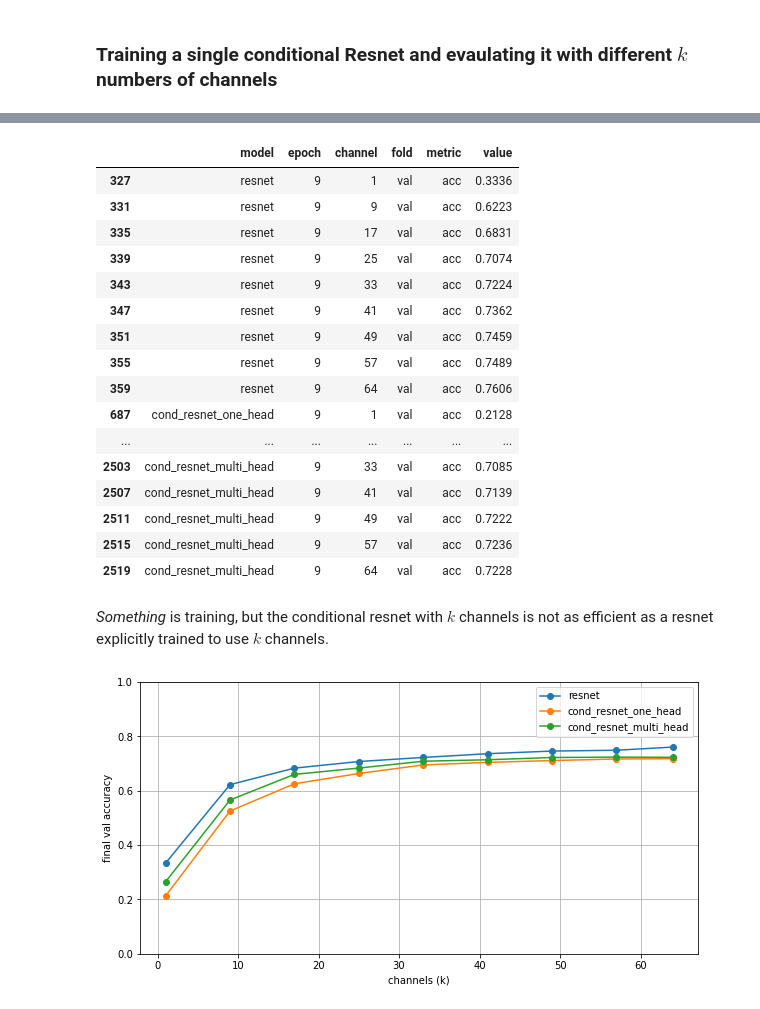
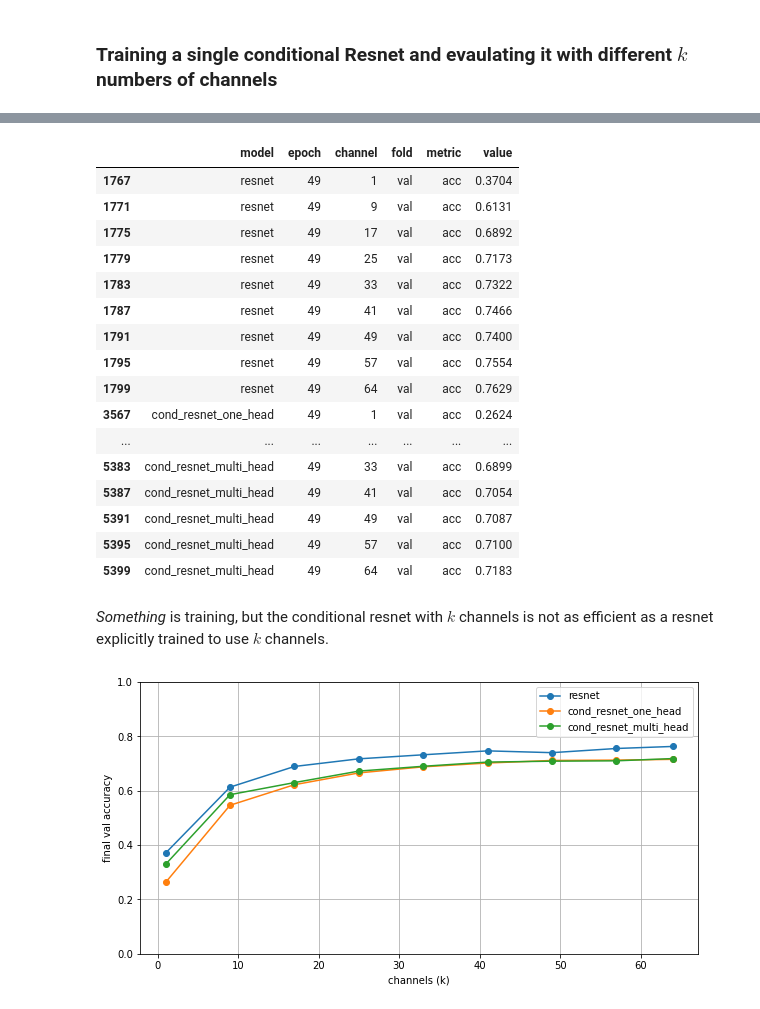
Before and after one commit to mprzewie/marcin-learning, a Jupyter notebook: condconv/condconv_poc.ipynb, the cells around one changed output, grey strips where cells are left out. Drawn from its saved outputs; the diff is of its cells as text; code cells hidden in the pictures.

Commit message:
run for 50 epochs

```diff
--- a/condconv/condconv_poc.ipynb
+++ b/condconv/condconv_poc.ipynb
@@ -191,7 +191,7 @@ EVAL_CHANNELS
 # %% [output]
 [1, 9, 17, 25, 33, 41, 49, 57, 64]
 # %%
-m_r18 = [dict() for _ in range(10)]
+m_r18 = [dict() for _ in range(NUM_EPOCHS)]
 
 for k in EVAL_CHANNELS:
     print("training classic for", k)
@@ -269,39 +269,39 @@ df = pd.DataFrame(rows)
 df.to_csv("metrics.csv")
 # df
 
-df[df.epoch==9][df.fold=="val"][df.metric=="acc"]
+df[df.epoch==(NUM_EPOCHS-1)][df.fold=="val"][df.metric=="acc"]
 # %% [output]
 |  | model | epoch | channel | fold | metric | value |
-| 327 | resnet | 9 | 1 | val | acc | 0.3336 |
-| 331 | resnet | 9 | 9 | val | acc | 0.6223 |
-| 335 | resnet | 9 | 17 | val | acc | 0.6831 |
-| 339 | resnet | 9 | 25 | val | acc | 0.7074 |
-| 343 | resnet | 9 | 33 | val | acc | 0.7224 |
-| 347 | resnet | 9 | 41 | val | acc | 0.7362 |
-| 351 | resnet | 9 | 49 | val | acc | 0.7459 |
-| 355 | resnet | 9 | 57 | val | acc | 0.7489 |
-| 359 | resnet | 9 | 64 | val | acc | 0.7606 |
-| 687 | cond_resnet_one_head | 9 | 1 | val | acc | 0.2128 |
+| 1767 | resnet | 49 | 1 | val | acc | 0.3704 |
+| 1771 | resnet | 49 | 9 | val | acc | 0.6131 |
+| 1775 | resnet | 49 | 17 | val | acc | 0.6892 |
+| 1779 | resnet | 49 | 25 | val | acc | 0.7173 |
+| 1783 | resnet | 49 | 33 | val | acc | 0.7322 |
+| 1787 | resnet | 49 | 41 | val | acc | 0.7466 |
+| 1791 | resnet | 49 | 49 | val | acc | 0.7400 |
+| 1795 | resnet | 49 | 57 | val | acc | 0.7554 |
+| 1799 | resnet | 49 | 64 | val | acc | 0.7629 |
+| 3567 | cond_resnet_one_head | 49 | 1 | val | acc | 0.2624 |
 | ... | ... | ... | ... | ... | ... | ... |
-| 2503 | cond_resnet_multi_head | 9 | 33 | val | acc | 0.7085 |
-| 2507 | cond_resnet_multi_head | 9 | 41 | val | acc | 0.7139 |
-| 2511 | cond_resnet_multi_head | 9 | 49 | val | acc | 0.7222 |
-| 2515 | cond_resnet_multi_head | 9 | 57 | val | acc | 0.7236 |
-| 2519 | cond_resnet_multi_head | 9 | 64 | val | acc | 0.7228 |
+| 5383 | cond_resnet_multi_head | 49 | 33 | val | acc | 0.6899 |
+| 5387 | cond_resnet_multi_head | 49 | 41 | val | acc | 0.7054 |
+| 5391 | cond_resnet_multi_head | 49 | 49 | val | acc | 0.7087 |
+| 5395 | cond_resnet_multi_head | 49 | 57 | val | acc | 0.7100 |
+| 5399 | cond_resnet_multi_head | 49 | 64 | val | acc | 0.7183 |
 # %% [markdown]
 *Something* is training, but the conditional resnet with $k$ channels is not as efficient as a resnet explicitly trained to use $k$ channels.
 # %%
 plt.figure(figsize=(10, 5))
 
 for model in df.model.unique():
-    subdf= df[df.epoch==9][df.fold=="val"][df.metric=="acc"][df.model==model]
+    subdf= df[df.epoch==(NUM_EPOCHS-1)][df.fold=="val"][df.metric=="acc"][df.model==model]
     plt.plot(subdf.channel, subdf.value, label=model, marker="o")
 
 plt.xlabel("channels (k)")
 plt.ylabel("final val accuracy")
 plt.ylim(0,1)
 plt.grid()
 plt.legend()
 plt.show()
 # %% [output]
-[figure, old version]
+[figure, new version]
```
Also changed, not shown: parts of 4 cells of this notebook, 1 other file.
